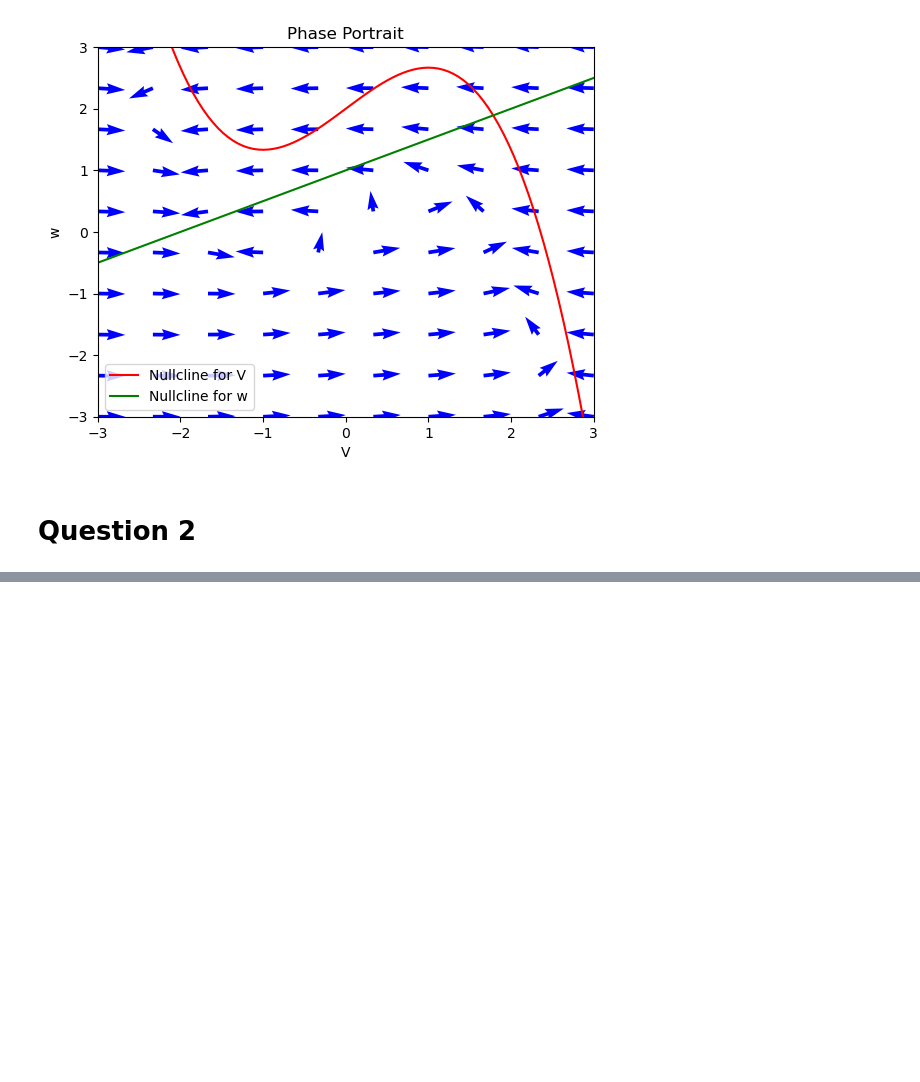
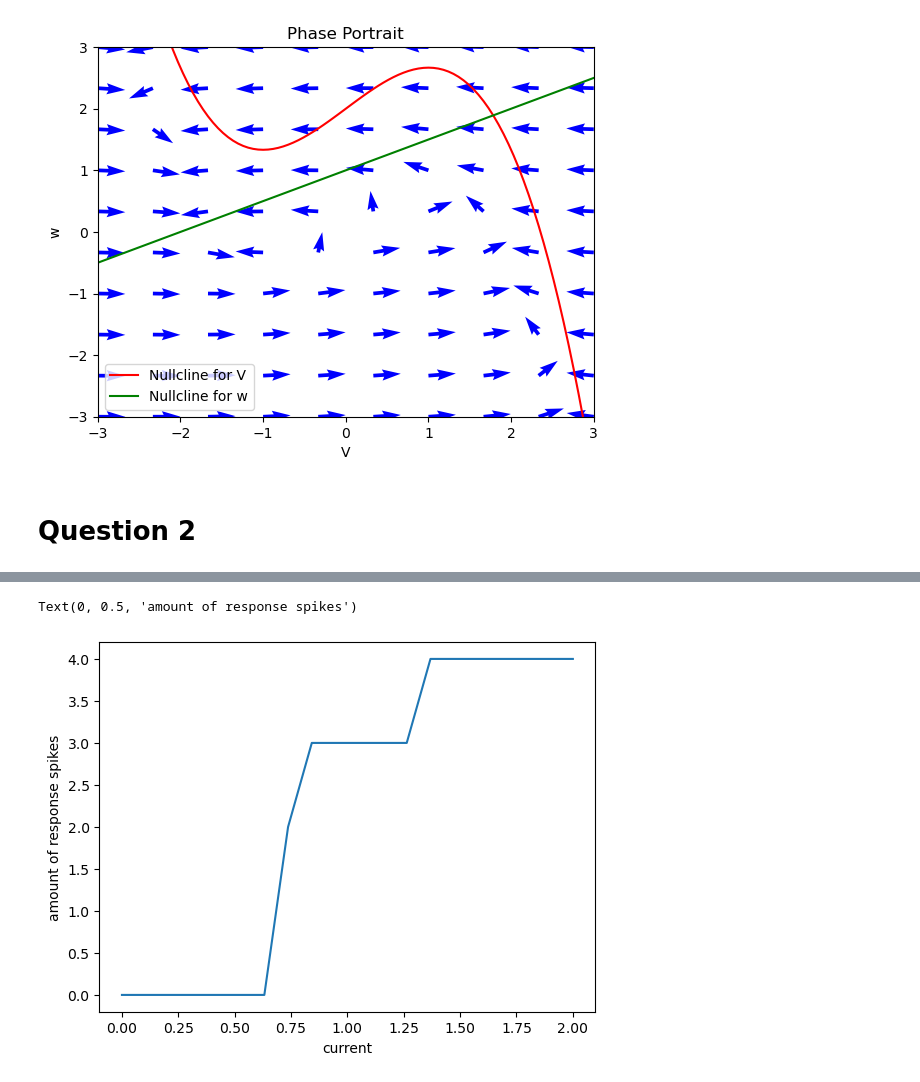
Before and after one commit to anbebe/NeurodynamicsHA, a Jupyter notebook: Exercise_3.ipynb, the cells around one changed output, grey strips where cells are left out. Saved outputs shown, nothing was run; the diff lists cells and outputs as text; code cells hidden in the pictures; blank space fills up the shorter version.

```diff
--- a/Exercise_3.ipynb
+++ b/Exercise_3.ipynb
@@ -113,0 +131,7 @@ plt.show()
+# %%
+plt.plot(x_currents, frequency)
+plt.xlabel("current")
+plt.ylabel("amount of response spikes")
+# %% [output]
+Text(0, 0.5, 'amount of response spikes')
+[figure, added]
```
Also changed, not shown: parts of 4 cells of this notebook.
